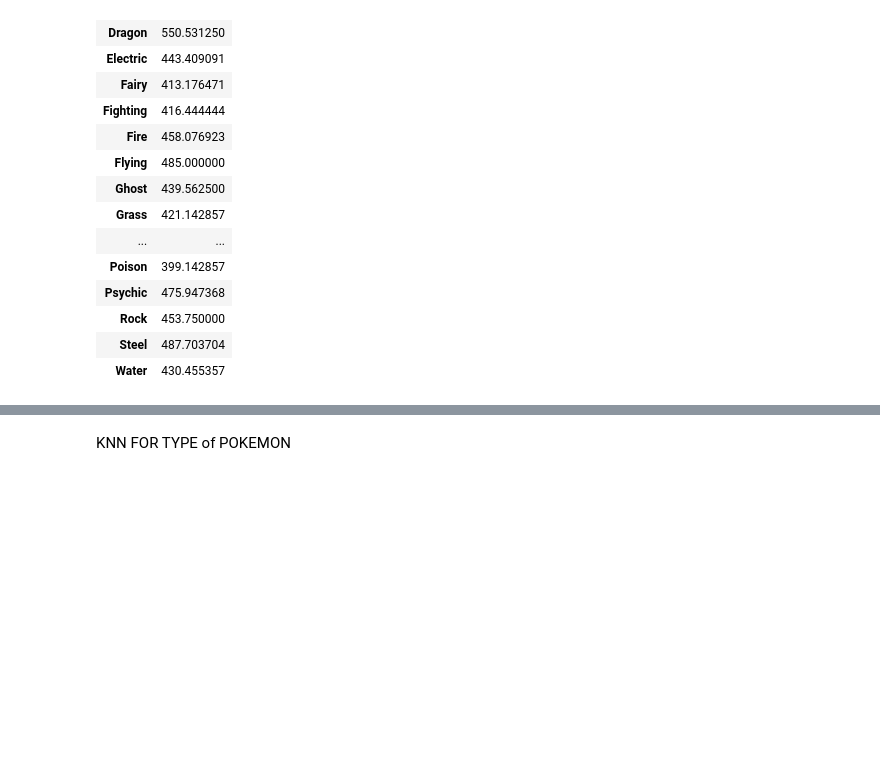
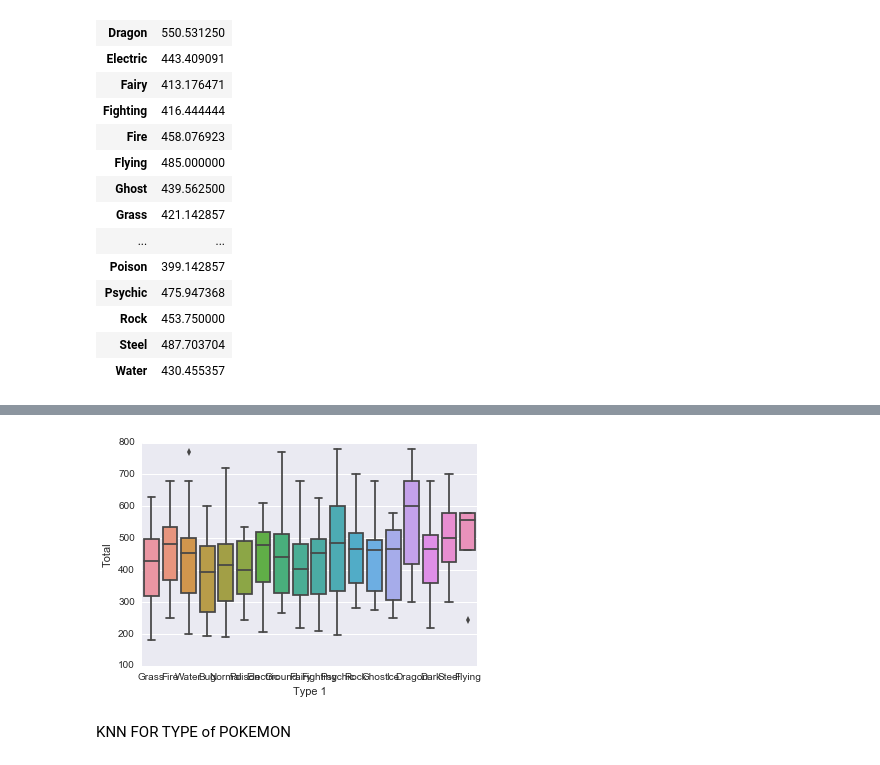
Before and after one commit to bchen150/GA_Homework, a Jupyter notebook: Pokemon/Pokemon.ipynb, the cells around one changed output, grey strips where cells are left out. Cells and saved outputs as stored; diff of their text form; code cells hidden in the pictures; blank space fills up the shorter version.

```diff
--- a/Pokemon/Pokemon.ipynb
+++ b/Pokemon/Pokemon.ipynb
@@ -241,3 +349,13 @@ p.set_xticklabels(rotation=45, horizontalalignment='right')
+# %%
+import seaborn as sb
+%matplotlib inline
+
+C = sb.boxplot(x='Type 1',
+              y='Total',
+              data = df,
+            )
+# %% [output]
+[figure, added]
 # %% [markdown]
 KNN FOR TYPE of POKEMON
 # %%
```
Also changed, not shown: parts of 30 cells of this notebook.
